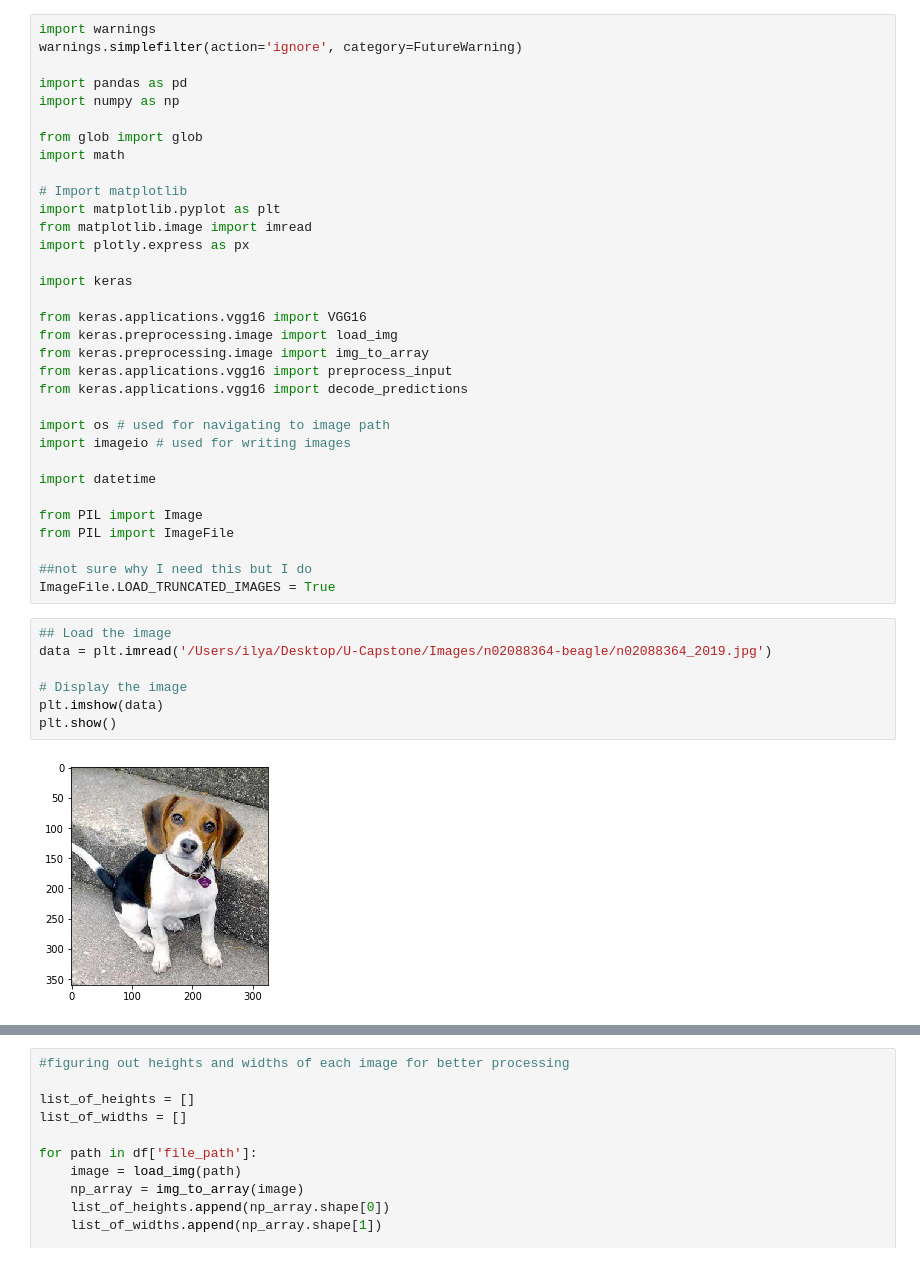
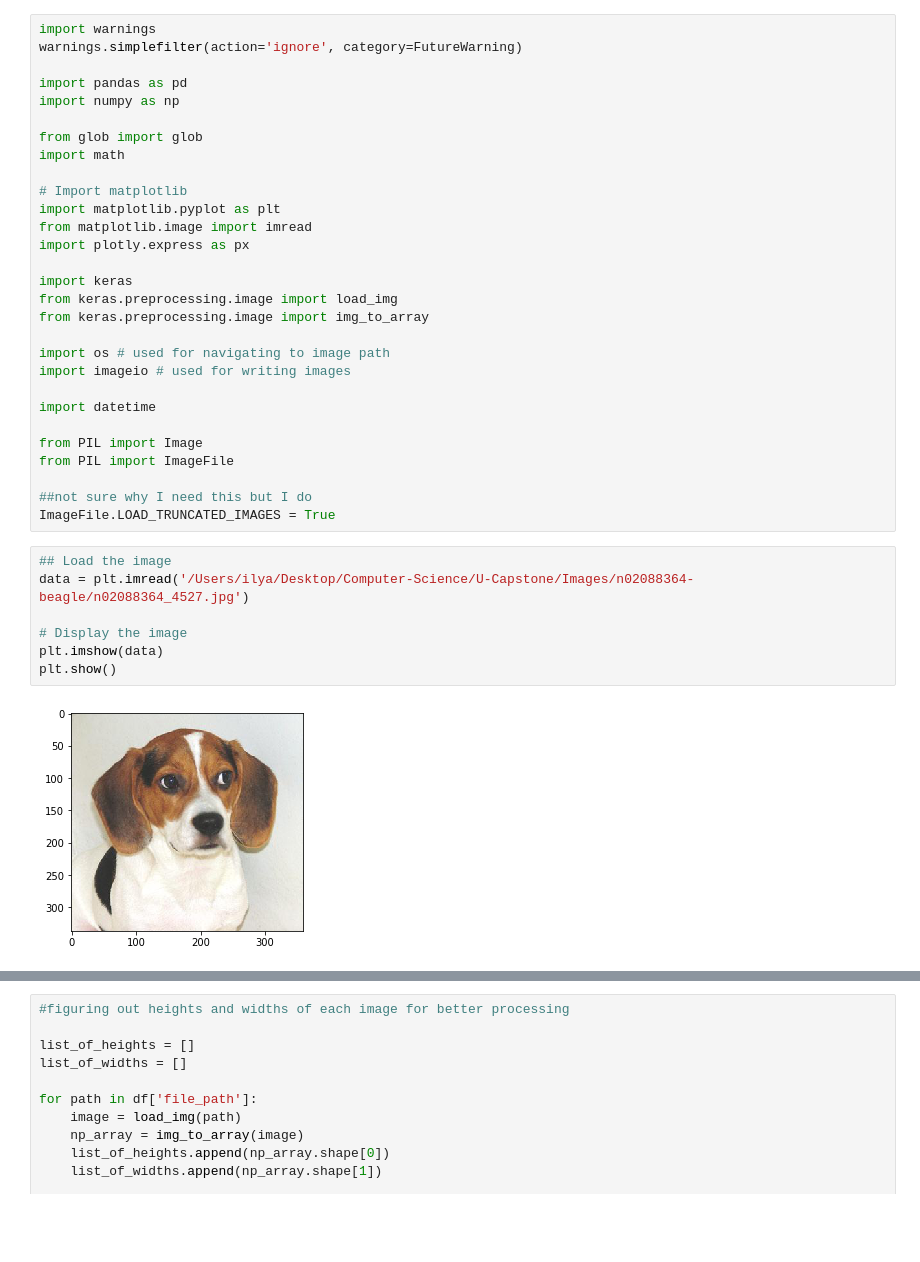
Before and after one commit to ipansh/dog-breed-classification, a Jupyter notebook: Breed-Classification-Pre-Processing.ipynb, the cells around one changed output, grey strips where cells are left out. Drawn from its saved outputs; the diff is of its cells as text; blank space fills up the shorter version.

```diff
--- a/Breed-Classification-Pre-Processing.ipynb
+++ b/Breed-Classification-Pre-Processing.ipynb
@@ -14,12 +14,8 @@ from matplotlib.image import imread
 import plotly.express as px
 
 import keras
-
-from keras.applications.vgg16 import VGG16
 from keras.preprocessing.image import load_img
 from keras.preprocessing.image import img_to_array
-from keras.applications.vgg16 import preprocess_input
-from keras.applications.vgg16 import decode_predictions
 
 import os # used for navigating to image path
 import imageio # used for writing images
@@ -33,10 +29,10 @@ from PIL import ImageFile
 ImageFile.LOAD_TRUNCATED_IMAGES = True
 # %%
 ## Load the image
-data = plt.imread('/Users/ilya/Desktop/U-Capstone/Images/n02088364-beagle/n02088364_2019.jpg')
+data = plt.imread('/Users/ilya/Desktop/Computer-Science/U-Capstone/Images/n02088364-beagle/n02088364_4527.jpg')
 
 # Display the image
 plt.imshow(data)
 plt.show()
 # %% [output]
-[figure, old version]
+[figure, new version]
```
Also changed, not shown: parts of 2 cells of this notebook, 2 other files.
